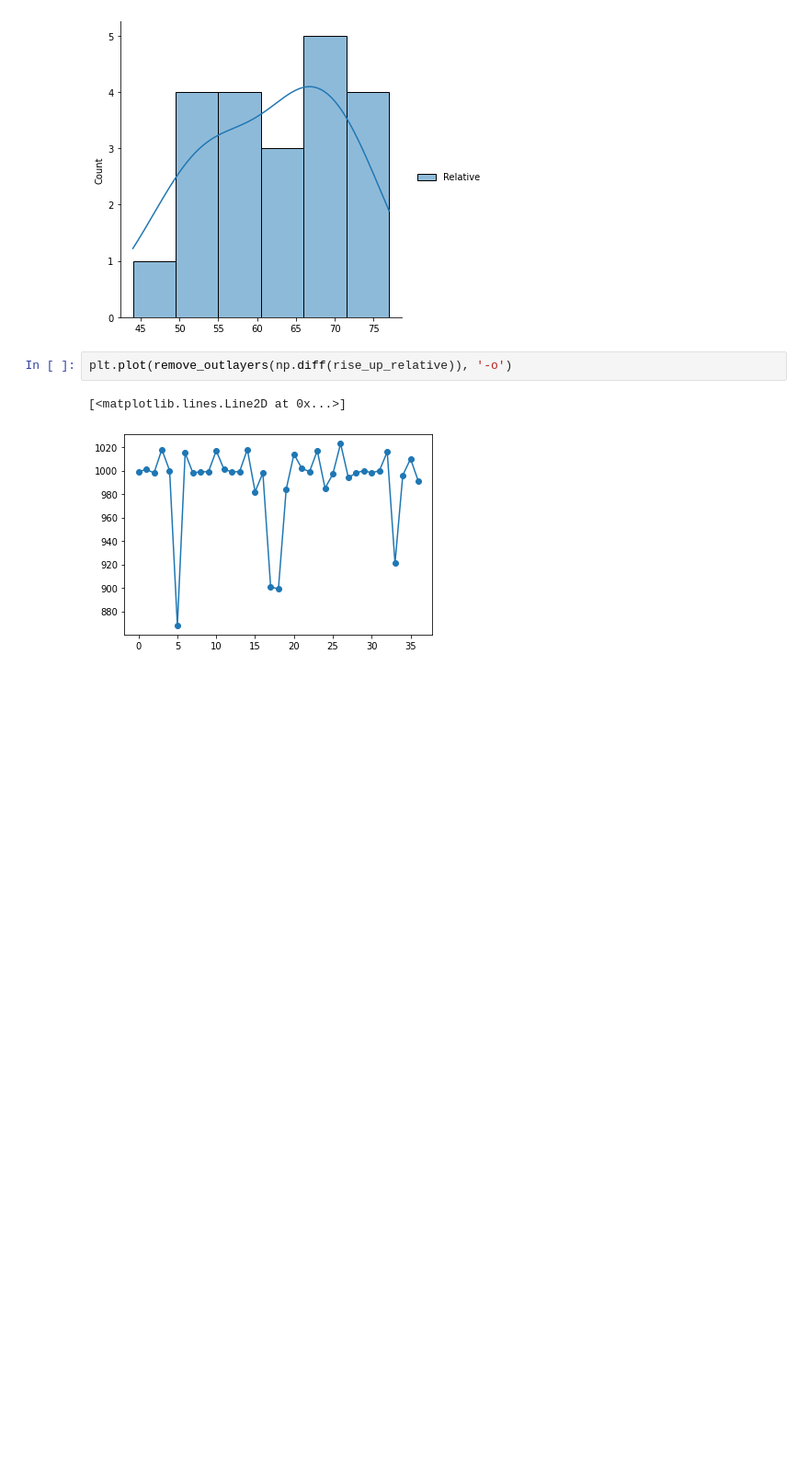
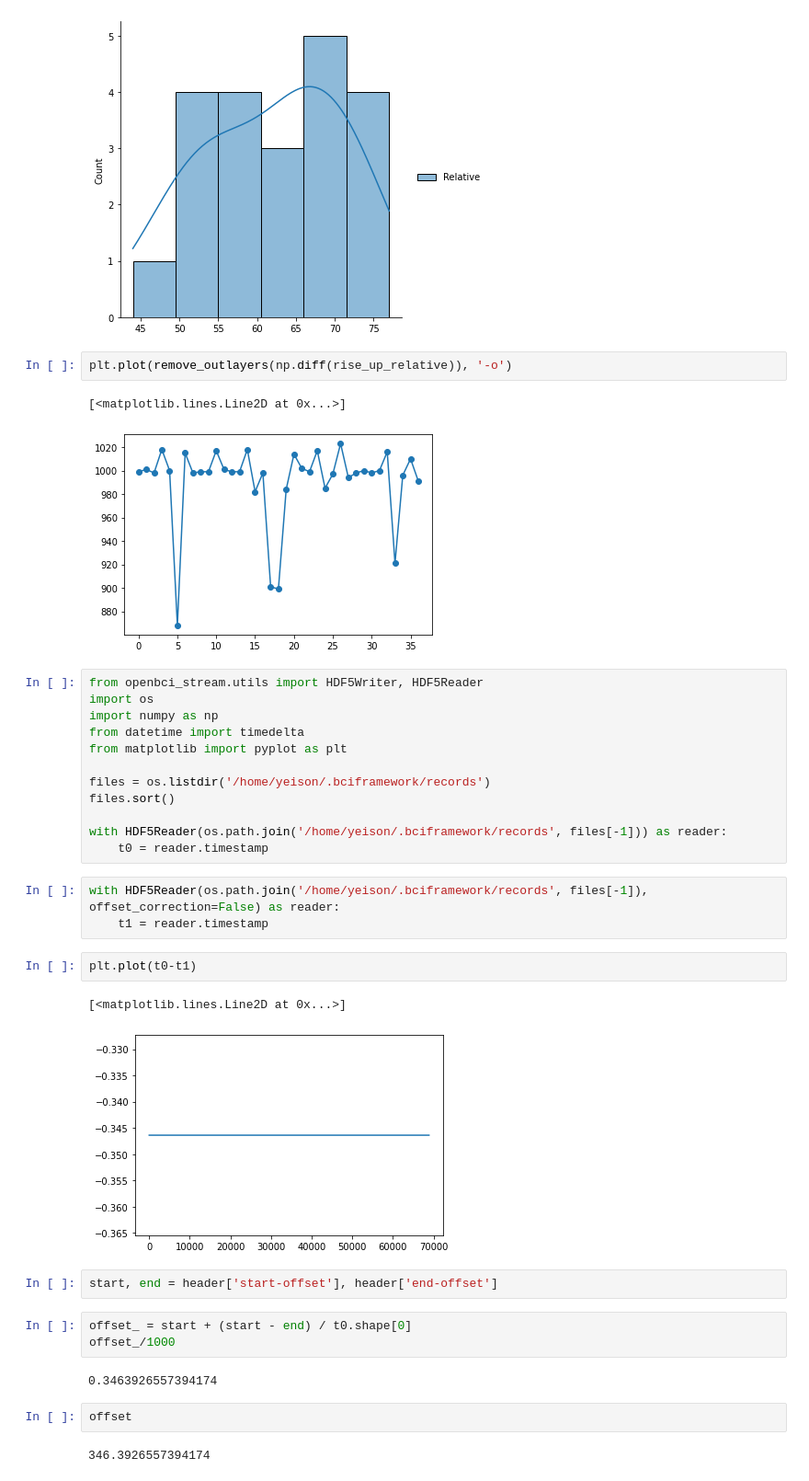
Before and after one commit to UN-GCPDS/openbci-stream, a Jupyter notebook: docs/source/notebooks/__sandbox.ipynb, the cells around one changed output. Shown at 92% size. Cells and saved outputs as stored; diff of their text form; blank space fills up the shorter version.

Commit message:
Update offset correction

```diff
--- a/docs/source/notebooks/__sandbox.ipynb
+++ b/docs/source/notebooks/__sandbox.ipynb
@@ -112,3 +112,34 @@ plt.plot(remove_outlayers(np.diff(rise_up_relative)), '-o')
 # %% [output]
 [<matplotlib.lines.Line2D at 0x...>]
 [figure]
+# %%
+from openbci_stream.utils import HDF5Writer, HDF5Reader
+import os
+import numpy as np
+from datetime import timedelta
+from matplotlib import pyplot as plt
+
+files = os.listdir('/home/yeison/.bciframework/records')
+files.sort()
+
+with HDF5Reader(os.path.join('/home/yeison/.bciframework/records', files[-1])) as reader:
+    t0 = reader.timestamp
+# %%
+with HDF5Reader(os.path.join('/home/yeison/.bciframework/records', files[-1]), offset_correction=False) as reader:
+    t1 = reader.timestamp
+# %%
+plt.plot(t0-t1)
+# %% [output]
+[<matplotlib.lines.Line2D at 0x...>]
+[figure, added]
+# %%
+start, end = header['start-offset'], header['end-offset']
+# %%
+offset_ = start + (start - end) / t0.shape[0]
+offset_/1000
+# %% [output]
+0.3463926557394174
+# %%
+offset
+# %% [output]
+346.3926557394174
```
Also changed, not shown: 3 other files.
